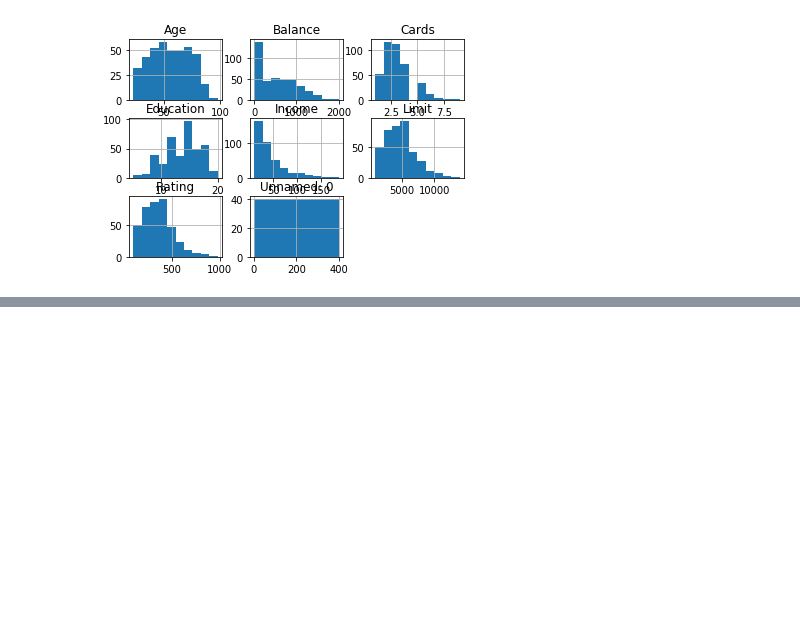
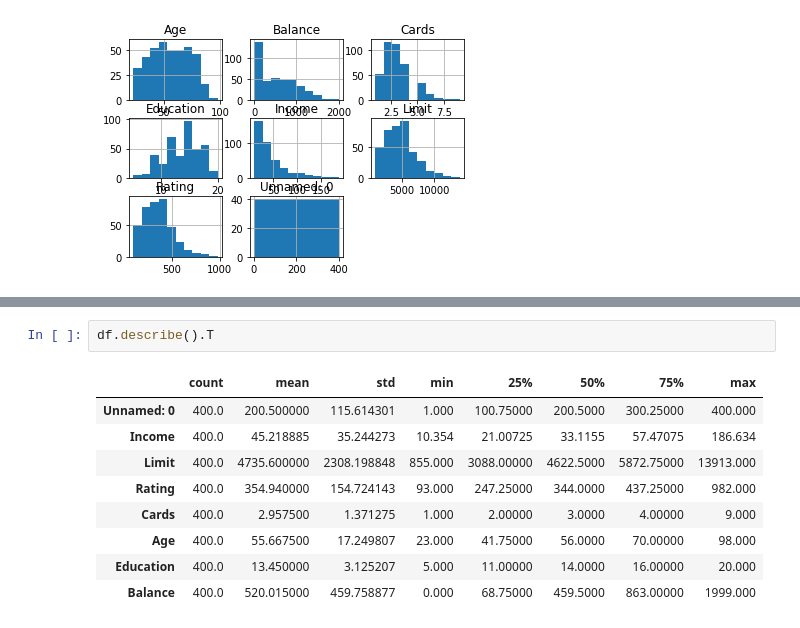
Before and after one commit to dev-branch/predict-credit-card-balance, a Jupyter notebook: creditcard_balance.ipynb, the cells around one changed output, grey strips where cells are left out. Drawn from its saved outputs; the diff is of its cells as text; blank space fills up the shorter version.

```diff
--- a/creditcard_balance.ipynb
+++ b/creditcard_balance.ipynb
@@ -20,0 +41,12 @@ df.hist();
+# %%
+df.describe().T
+# %% [output]
+|  | count | mean | std | min | 25% | 50% | 75% | max |
+| Unnamed: 0 | 400.0 | 200.500000 | 115.614301 | 1.000 | 100.75000 | 200.5000 | 300.25000 | 400.000 |
+| Income | 400.0 | 45.218885 | 35.244273 | 10.354 | 21.00725 | 33.1155 | 57.47075 | 186.634 |
+| Limit | 400.0 | 4735.600000 | 2308.198848 | 855.000 | 3088.00000 | 4622.5000 | 5872.75000 | 13913.000 |
+| Rating | 400.0 | 354.940000 | 154.724143 | 93.000 | 247.25000 | 344.0000 | 437.25000 | 982.000 |
+| Cards | 400.0 | 2.957500 | 1.371275 | 1.000 | 2.00000 | 3.0000 | 4.00000 | 9.000 |
+| Age | 400.0 | 55.667500 | 17.249807 | 23.000 | 41.75000 | 56.0000 | 70.00000 | 98.000 |
+| Education | 400.0 | 13.450000 | 3.125207 | 5.000 | 11.00000 | 14.0000 | 16.00000 | 20.000 |
+| Balance | 400.0 | 520.015000 | 459.758877 | 0.000 | 68.75000 | 459.5000 | 863.00000 | 1999.000 |
```
Also changed, not shown: parts of 9 cells of this notebook.
